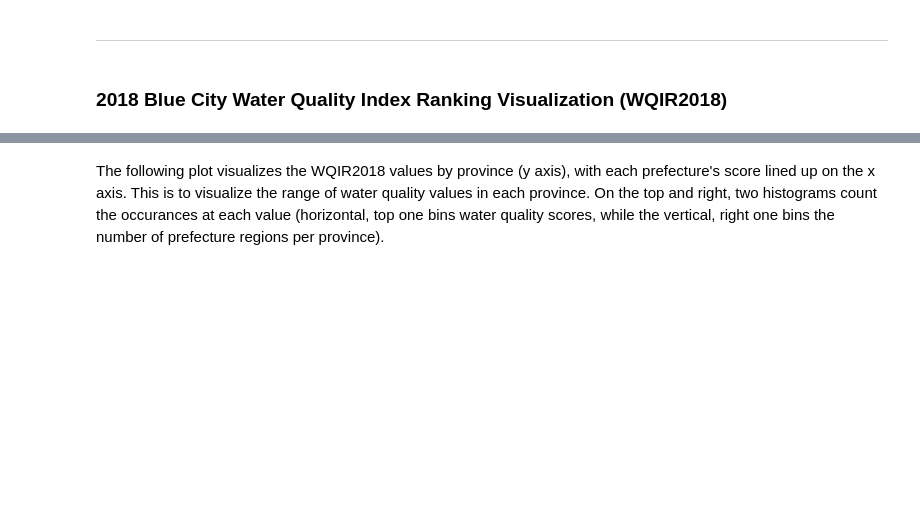
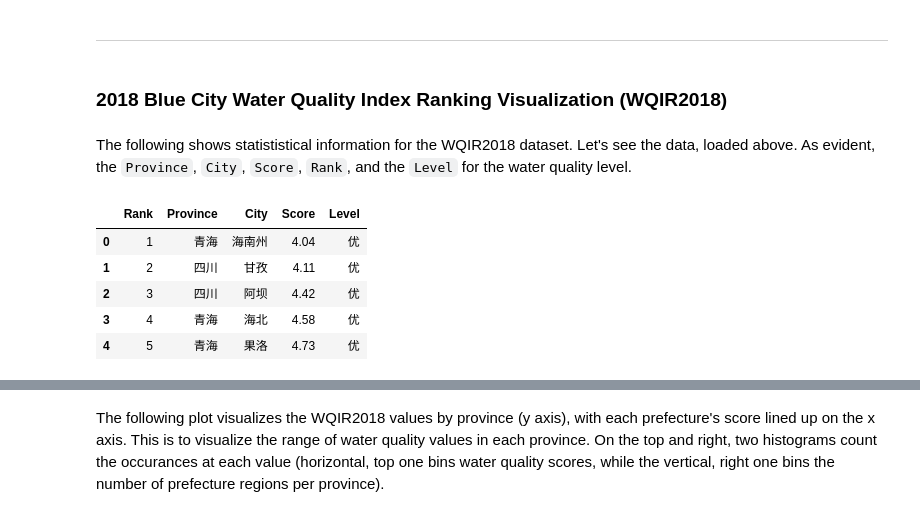
Before and after one commit to wrynearson/china-water, a Jupyter notebook: src/Thesis.ipynb, the cells around one changed output, grey strips where cells are left out. Drawn from its saved outputs; the diff is of its cells as text; code cells hidden in the pictures; blank space fills up the shorter version.

```diff
--- a/src/Thesis.ipynb
+++ b/src/Thesis.ipynb
@@ -211,3 +271,14 @@ def countplot():
 ---
 # %% [markdown]
 ### 2018 Blue City Water Quality Index Ranking Visualization (WQIR2018)
+# %% [markdown]
+The following shows statististical information for the WQIR2018 dataset. Let's see the data, loaded above. As evident, the `Province`, `City`, `Score`, `Rank`, and the `Level` for the water quality level.
+# %%
+wqir.head()
+# %% [output]
+|  | Rank | Province | City | Score | Level |
+| 0 | 1 | 青海 | 海南州 | 4.04 | 优 |
+| 1 | 2 | 四川 | 甘孜 | 4.11 | 优 |
+| 2 | 3 | 四川 | 阿坝 | 4.42 | 优 |
+| 3 | 4 | 青海 | 海北 | 4.58 | 优 |
+| 4 | 5 | 青海 | 果洛 | 4.73 | 优 |
```
Also changed, not shown: parts of 19 cells of this notebook.
